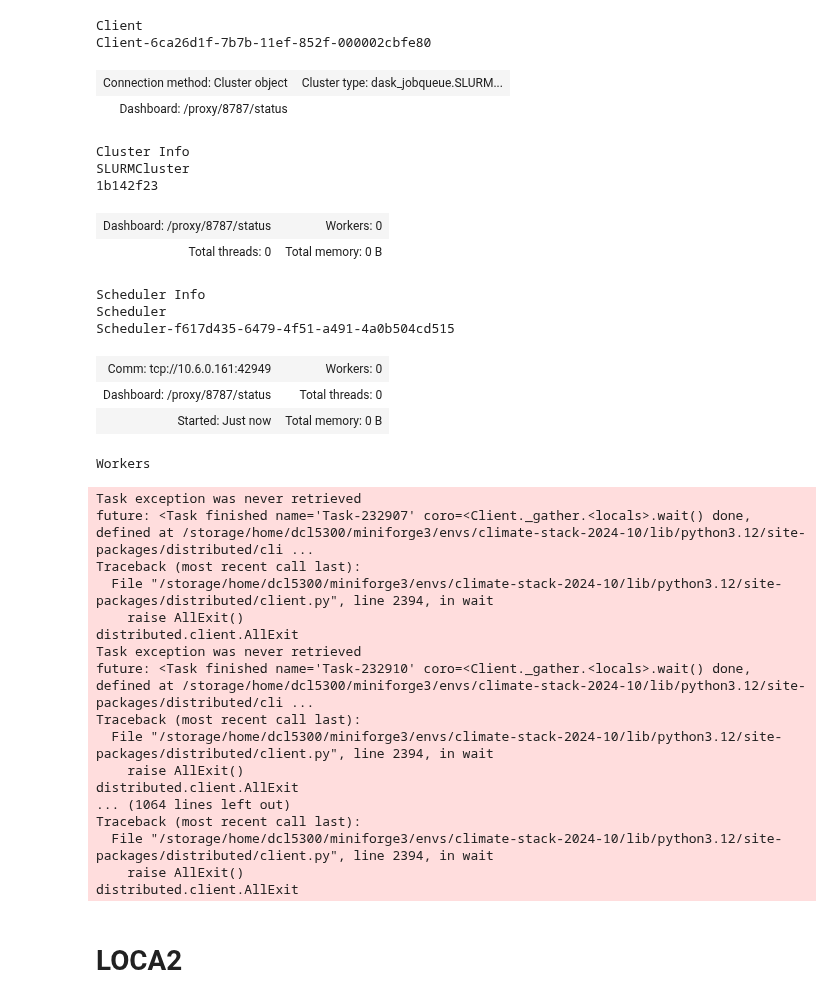
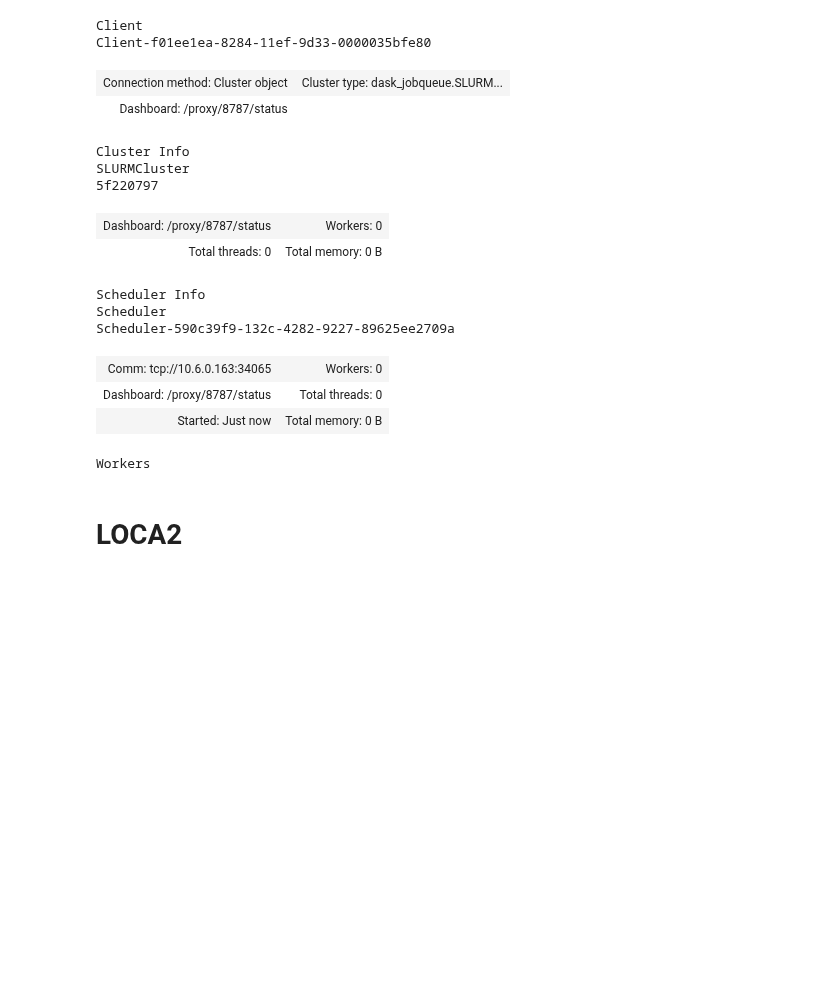
Before and after one commit to david0811/lafferty-etal-2024-tbd, a Jupyter notebook: code/03_projections.ipynb, the cells around one changed output. Drawn from its saved outputs; the diff is of its cells as text; code cells hidden in the pictures; blank space fills up the shorter version.

```diff
--- a/code/03_projections.ipynb
+++ b/code/03_projections.ipynb
@@ -22,55 +22,38 @@ from src.data_processing import _subset_states
 # %%
 ############
 ### Dask ###
 ############
 from dask_jobqueue import SLURMCluster
 
 cluster = SLURMCluster(
-    account="pches",
-    # account="open",
+    # account="pches",
+    account="open",
     cores=1,
-    memory="90GiB",
-    walltime="10:00:00"
+    memory="40GiB",
+    walltime="02:00:00"
 )
 cluster.scale(jobs=30)  # ask for jobs
 
 from dask.distributed import Client
 client = Client(cluster)
 client
 # %% [output]
 Client
-Client-6ca26d1f-7b7b-11ef-852f-000002cbfe80
+Client-f01ee1ea-8284-11ef-9d33-0000035bfe80
 | Connection method: Cluster object | Cluster type: dask_jobqueue.SLURM... |
 | Dashboard: /proxy/8787/status |  |
 Cluster Info
 SLURMCluster
-1b142f23
+5f220797
 | Dashboard: /proxy/8787/status | Workers: 0 |
 | Total threads: 0 | Total memory: 0 B |
 Scheduler Info
 Scheduler
-Scheduler-f617d435-6479-4f51-a491-4a0b504cd515
+Scheduler-590c39f9-132c-4282-9227-89625ee2709a
-| Comm: tcp://10.6.0.161:42949 | Workers: 0 |
+| Comm: tcp://10.6.0.163:34065 | Workers: 0 |
 | Dashboard: /proxy/8787/status | Total threads: 0 |
 | Started: Just now | Total memory: 0 B |
 Workers
-Task exception was never retrieved
-future: <Task finished name='Task-232907' coro=<Client._gather.<locals>.wait() done, defined at /storage/home/dcl5300/miniforge3/envs/climate-stack-2024-10/lib/python3.12/site-packages/distributed/cli ...
-Traceback (most recent call last):
-  File "/storage/home/dcl5300/miniforge3/envs/climate-stack-2024-10/lib/python3.12/site-packages/distributed/client.py", line 2394, in wait
-    raise AllExit()
-distributed.client.AllExit
-Task exception was never retrieved
-future: <Task finished name='Task-232910' coro=<Client._gather.<locals>.wait() done, defined at /storage/home/dcl5300/miniforge3/envs/climate-stack-2024-10/lib/python3.12/site-packages/distributed/cli ...
-Traceback (most recent call last):
-  File "/storage/home/dcl5300/miniforge3/envs/climate-stack-2024-10/lib/python3.12/site-packages/distributed/client.py", line 2394, in wait
-    raise AllExit()
-distributed.client.AllExit
-... (1064 lines left out)
-Traceback (most recent call last):
-  File "/storage/home/dcl5300/miniforge3/envs/climate-stack-2024-10/lib/python3.12/site-packages/distributed/client.py", line 2394, in wait
-    raise AllExit()
-distributed.client.AllExit
 # %% [markdown]
 # LOCA2
 # %%
```
Also changed, not shown: parts of 16 cells of this notebook, 3 other files.
